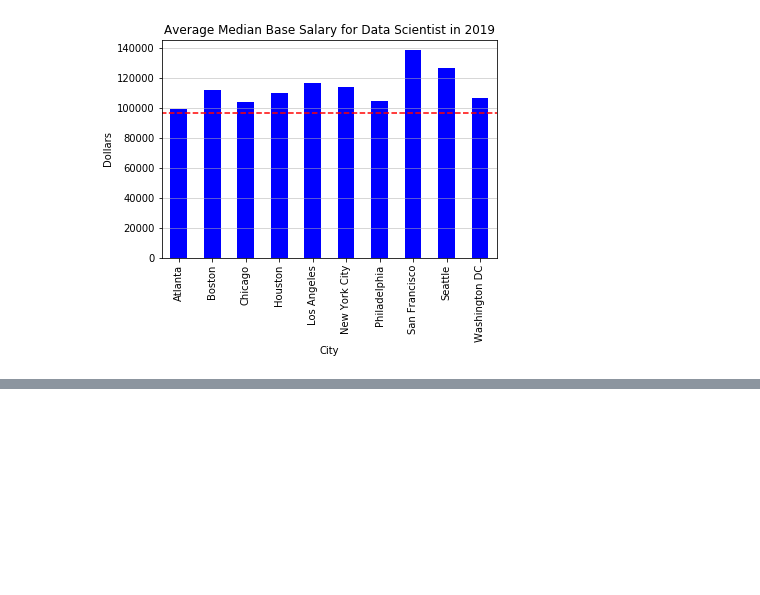
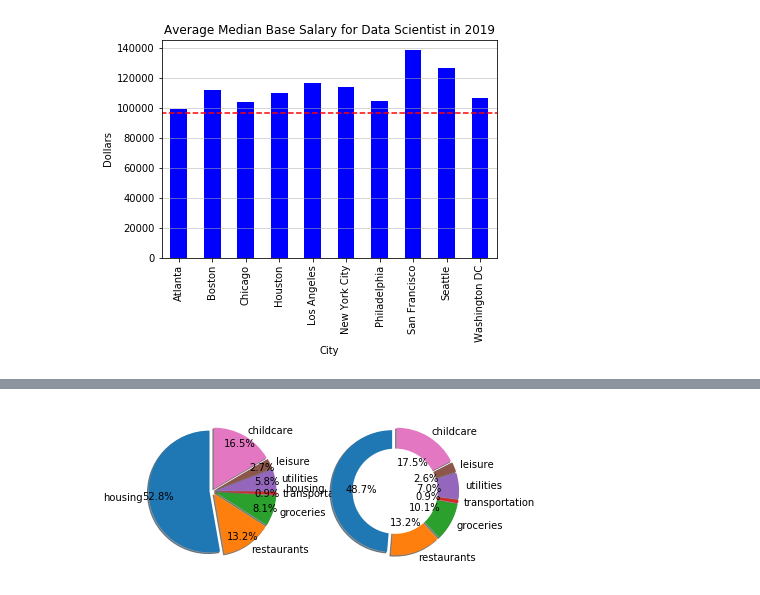
Before and after one commit to cinhui/project_one, a Jupyter notebook: data_exploration_charts.ipynb, the cells around one changed output, grey strips where cells are left out. Cells and saved outputs as stored; diff of their text form; code cells hidden in the pictures; blank space fills up the shorter version.

```diff
--- a/data_exploration_charts.ipynb
+++ b/data_exploration_charts.ipynb
@@ -171,0 +240,4 @@ plt.show()
+# %%
+# gets the row number of the cities of interest
+cityA_ind = get_city_row[cityA][0]
+cityB_ind = get_city_row[cityB][0]
@@ -171,0 +260,3 @@ plt.show()
+# %%
+#rename the column to monthly
+cost_of_living_df["International Primary School, Yearly for 1 Child"] = cost_of_living_df["International Primary School, Yearly for 1 Child"]/12
@@ -171,0 +316,12 @@ plt.show()
+# %%
+index_monthly=["housing","restaurants","groceries","transportation","utilities","leisure","childcare"]
+# %%
+city_compare_living = pd.DataFrame(np.array([[cityA_housing_mean, cityB_housing_mean],
+                                             [cityA_restaurants, cityB_restaurants],
+                                             [cityA_groceries, cityB_groceries],
+                                             [cityA_transportation, cityB_transportation],
+                                             [cityA_utilities_sum, cityB_utilities_sum],
+                                             [cityA_leisure_sum, cityB_leisure_sum],
+                                             [cityA_childcare_mean, cityB_childcare_mean]]),
+#                                             [cityA_clothing_mean, cityB_clothing_mean]]),
+                                             columns=[cityA,cityB], index=index_monthly)
@@ -171,0 +339,19 @@ plt.show()
+# %%
+#city_compare_living.plot(kind="bar")
+explode= (0.05,0.05,0.05,0.05,0.05,0.05,0.05)
+f, (ax1,ax2) = plt.subplots(1,2,sharey=True)
+ax1.pie(city_compare_living[cityA].values,explode=explode,
+        autopct="%1.1f%%",labels=city_compare_living.index,shadow=True,
+       startangle=90, pctdistance=0.85)
+centre_circle = plt.Circle((0,0),0.70,fc='white')
+
+fig = plt.gcf()
+fig.gca().add_artist(centre_circle)
+
+ax2.pie(city_compare_living[cityB].values,explode=explode,
+        autopct="%1.1f%%",labels=city_compare_living.index,shadow=True,
+       startangle=90, pctdistance=0.5)
+#plt.tight_layout()
+plt.show()
+# %% [output]
+[figure, added]
```
Also changed, not shown: parts of 26 cells of this notebook.
